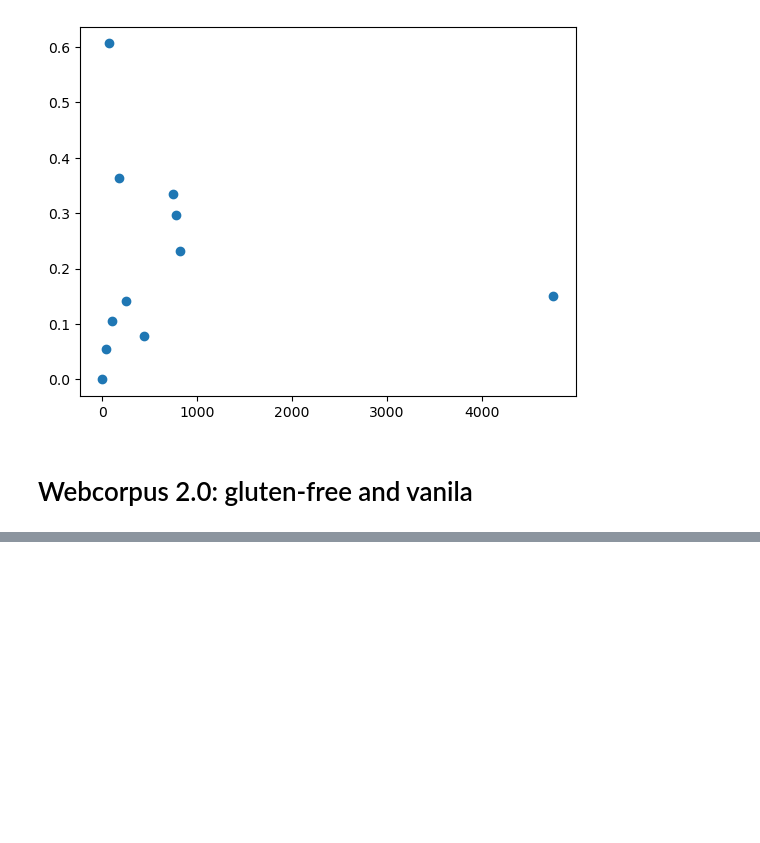
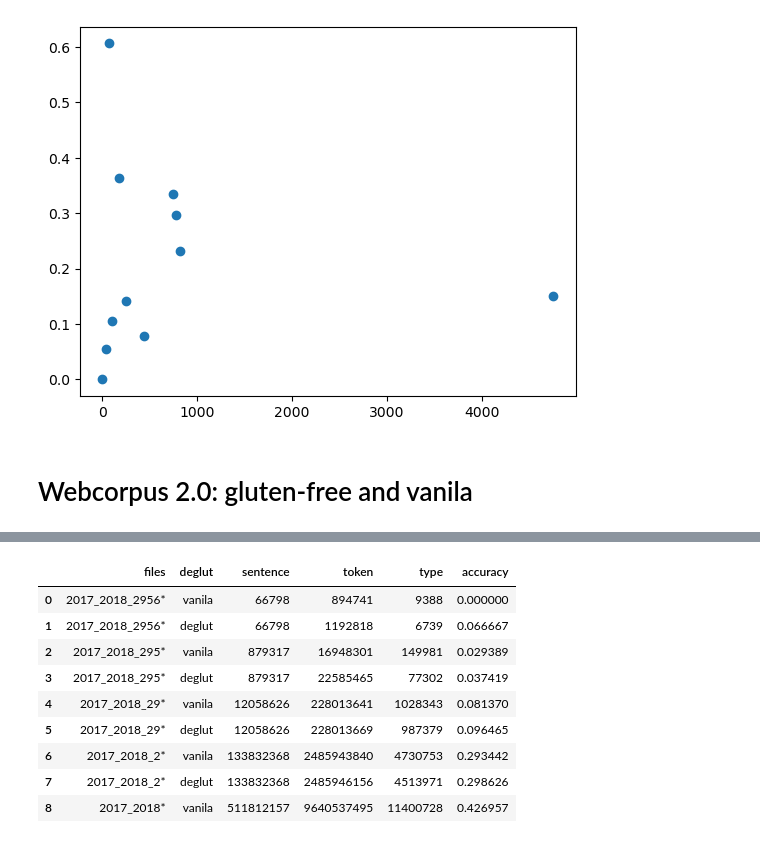
Before and after one commit to makrai/analogy-gluten-free, a Jupyter notebook: gluten-free-analogy.ipynb, the cells around one changed output, grey strips where cells are left out. Saved outputs shown, nothing was run; the diff lists cells and outputs as text; code cells hidden in the pictures; blank space fills up the shorter version.

```diff
--- a/gluten-free-analogy.ipynb
+++ b/gluten-free-analogy.ipynb
@@ -80,2 +84,15 @@ df_ = pd.DataFrame(records)
+# %%
+df_
+# %% [output]
+|  | files | deglut | sentence | token | type | accuracy |
+| 0 | 2017_2018_2956* | vanila | 66798 | 894741 | 9388 | 0.000000 |
+| 1 | 2017_2018_2956* | deglut | 66798 | 1192818 | 6739 | 0.066667 |
+| 2 | 2017_2018_295* | vanila | 879317 | 16948301 | 149981 | 0.029389 |
+| 3 | 2017_2018_295* | deglut | 879317 | 22585465 | 77302 | 0.037419 |
+| 4 | 2017_2018_29* | vanila | 12058626 | 228013641 | 1028343 | 0.081370 |
+| 5 | 2017_2018_29* | deglut | 12058626 | 228013669 | 987379 | 0.096465 |
+| 6 | 2017_2018_2* | vanila | 133832368 | 2485943840 | 4730753 | 0.293442 |
+| 7 | 2017_2018_2* | deglut | 133832368 | 2485946156 | 4513971 | 0.298626 |
+| 8 | 2017_2018* | vanila | 511812157 | 9640537495 | 11400728 | 0.426957 |
 # %%
 df = df_.drop(columns=['deglut', 'accuracy']).groupby('files').max()
```
Also changed, not shown: parts of 10 cells of this notebook, 1 other file.
